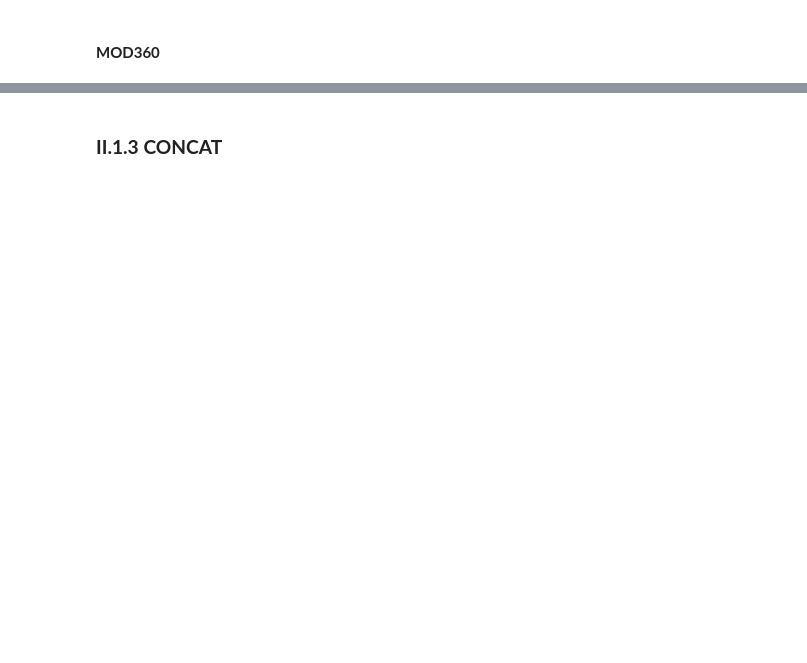
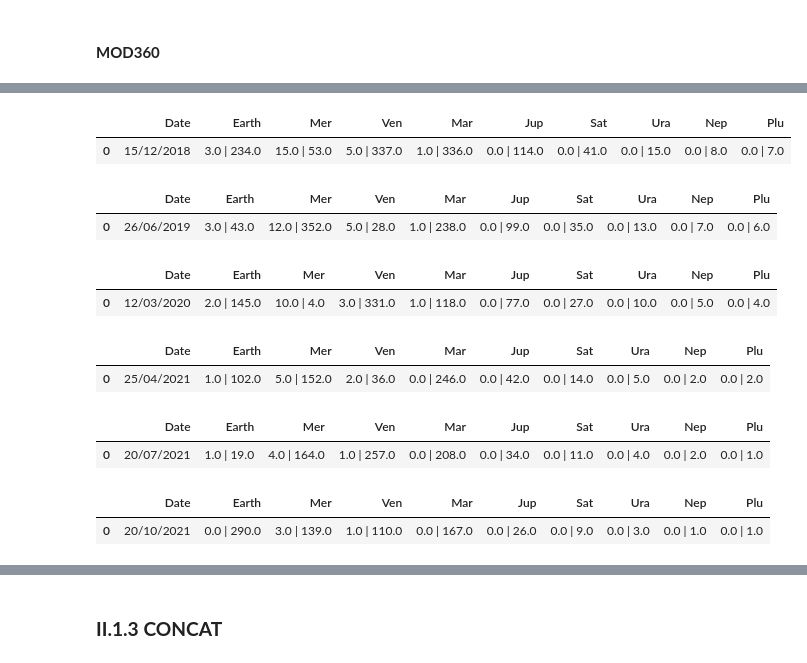
Before and after one commit to amirlehmam/MEMOIREPROPRE, a Jupyter notebook: PIPELINE.ipynb, the cells around one changed output, grey strips where cells are left out. Saved outputs shown, nothing was run; the diff lists cells and outputs as text; code cells hidden in the pictures; blank space fills up the shorter version.

```diff
--- a/PIPELINE.ipynb
+++ b/PIPELINE.ipynb
@@ -1315,38 +1357,41 @@ cumulative_div360_7 = pd.DataFrame({'Date': [selected_date],
                                        'Mar': (cumulative_7['Mar'] / 360),
 
                                        'Jup': (cumulative_7['Jup'] / 360),
 
                                        'Sat': (cumulative_7['Sat'] / 360),
 
                                        'Ura': (cumulative_7['Ura'] / 360),
 
                                        'Nep': (cumulative_7['Nep'] / 360),
 
                                        'Plu': (cumulative_7['Plu'] / 360),
 
                                        })
 
 # JOIN THE 2 DF
 
-cumulative_div360_7 = cumulative_div360_7.round(1)
-cumulative_mod360_7 = cumulative_mod360_7.round()
+cumulative_div360_7 = cumulative_div360_7.iloc[::, cumulative_div360_7.columns !='Date'].apply(np.floor)
+cumulative_mod360_7 = cumulative_mod360_7.iloc[::, cumulative_mod360_7.columns !='Date'].apply(np.floor)
 
 # STR
 
-for col in cumulative_div360_7.columns[1:]:
+for col in cumulative_div360_7.columns[::]:
      cumulative_div360_7 = cumulative_div360_7.astype({col: str})
 
-for col in cumulative_mod360_7.columns[1:]:
+for col in cumulative_mod360_7.columns[::]:
      cumulative_mod360_7 = cumulative_mod360_7.astype({col: str})
 
 mod7 = pd.DataFrame({"Date": [selected_date]})
 
 # GROUPBY MANUALY
 
-for col in cumulative_div360_7.columns[1:]:
+for col in cumulative_div360_7.columns[::]:
     mod7[col] = cumulative_div360_7[col] + ' | ' + cumulative_mod360_7[col] #.groupby('Date').agg('-'.join).reset_index()
 
 mod7
+# %% [output]
+|  | Date | Earth | Mer | Ven | Mar | Jup | Sat | Ura | Nep | Plu |
+| 0 | 15/12/2018 | 3.0 | 234.0 | 15.0 | 53.0 | 5.0 | 337.0 | 1.0 | 336.0 | 0.0 | 114.0 | 0.0 | 41.0 | 0.0 | 15.0 | 0.0 | 8.0 | 0.0 | 7.0 |
 # %%
 # 8
 
@@ -1402,25 +1447,28 @@ cumulative_div360_8 = pd.DataFrame({'Date': [selected_date],
 
 # JOIN THE 2 DF
 
-cumulative_div360_8 = cumulative_div360_8.round(1)
-cumulative_mod360_8 = cumulative_mod360_8.round()
+cumulative_div360_8 = cumulative_div360_8.iloc[::, cumulative_div360_8.columns !='Date'].apply(np.floor)
+cumulative_mod360_8 = cumulative_mod360_8.iloc[::, cumulative_mod360_8.columns !='Date'].apply(np.floor)
 
 # STR
 
-for col in cumulative_div360_8.columns[1:]:
+for col in cumulative_div360_8.columns[::]:
      cumulative_div360_8 = cumulative_div360_8.astype({col: str})
 
-for col in cumulative_mod360_8.columns[1:]:
+for col in cumulative_mod360_8.columns[::]:
      cumulative_mod360_8 = cumulative_mod360_8.astype({col: str})
 
 mod8 = pd.DataFrame({"Date": [selected_date]})
 
 # GROUPBY MANUALY
 
-for col in cumulative_div360_8.columns[1:]:
+for col in cumulative_div360_8.columns[::]:
     mod8[col] = cumulative_div360_8[col] + ' | ' + cumulative_mod360_8[col] #.groupby('Date').agg('-'.join).reset_index()
 
 mod8
+# %% [output]
+|  | Date | Earth | Mer | Ven | Mar | Jup | Sat | Ura | Nep | Plu |
+| 0 | 26/06/2019 | 3.0 | 43.0 | 12.0 | 352.0 | 5.0 | 28.0 | 1.0 | 238.0 | 0.0 | 99.0 | 0.0 | 35.0 | 0.0 | 13.0 | 0.0 | 7.0 | 0.0 | 6.0 |
 # %%
 # 9
 
@@ -1476,25 +1524,28 @@ cumulative_div360_9 = pd.DataFrame({'Date': [selected_date],
 
 # JOIN THE 2 DF
 
-cumulative_div360_9 = cumulative_div360_9.round(1)
-cumulative_mod360_9 = cumulative_mod360_9.round()
+cumulative_div360_9 = cumulative_div360_9.iloc[::, cumulative_div360_9.columns !='Date'].apply(np.floor)
+cumulative_mod360_9 = cumulative_mod360_9.iloc[::, cumulative_mod360_9.columns !='Date'].apply(np.floor)
 
 # STR
 
-for col in cumulative_div360_9.columns[1:]:
+for col in cumulative_div360_9.columns[::]:
      cumulative_div360_9 = cumulative_div360_9.astype({col: str})
 
-for col in cumulative_mod360_9.columns[1:]:
+for col in cumulative_mod360_9.columns[::]:
      cumulative_mod360_9 = cumulative_mod360_9.astype({col: str})
 
 mod9 = pd.DataFrame({"Date": [selected_date]})
 
 # GROUPBY MANUALY
 
-for col in cumulative_div360_9.columns[1:]:
+for col in cumulative_div360_9.columns[::]:
     mod9[col] = cumulative_div360_9[col] + ' | ' + cumulative_mod360_9[col] #.groupby('Date').agg('-'.join).reset_index()
 
 mod9
+# %% [output]
+|  | Date | Earth | Mer | Ven | Mar | Jup | Sat | Ura | Nep | Plu |
+| 0 | 12/03/2020 | 2.0 | 145.0 | 10.0 | 4.0 | 3.0 | 331.0 | 1.0 | 118.0 | 0.0 | 77.0 | 0.0 | 27.0 | 0.0 | 10.0 | 0.0 | 5.0 | 0.0 | 4.0 |
 # %%
 # 10
 
@@ -1550,25 +1601,28 @@ cumulative_div360_10 = pd.DataFrame({'Date': [selected_date],
 
 # JOIN THE 2 DF
 
-cumulative_div360_10 = cumulative_div360_10.round(1)
-cumulative_mod360_10 = cumulative_mod360_10.round()
+cumulative_div360_10 = cumulative_div360_10.iloc[::, cumulative_div360_10.columns !='Date'].apply(np.floor)
+cumulative_mod360_10 = cumulative_mod360_10.iloc[::, cumulative_mod360_10.columns !='Date'].apply(np.floor)
 
 # STR
 
-for col in cumulative_div360_10.columns[1:]:
+for col in cumulative_div360_10.columns[::]:
      cumulative_div360_10 = cumulative_div360_10.astype({col: str})
 
-for col in cumulative_mod360_10.columns[1:]:
+for col in cumulative_mod360_10.columns[::]:
      cumulative_mod360_10 = cumulative_mod360_10.astype({col: str})
 
 mod10 = pd.DataFrame({"Date": [selected_date]})
 
 # GROUPBY MANUALY
 
-for col in cumulative_div360_10.columns[1:]:
+for col in cumulative_div360_10.columns[::]:
     mod10[col] = cumulative_div360_10[col] + ' | ' + cumulative_mod360_10[col] #.groupby('Date').agg('-'.join).reset_index()
 
 mod10
+# %% [output]
+|  | Date | Earth | Mer | Ven | Mar | Jup | Sat | Ura | Nep | Plu |
+| 0 | 25/04/2021 | 1.0 | 102.0 | 5.0 | 152.0 | 2.0 | 36.0 | 0.0 | 246.0 | 0.0 | 42.0 | 0.0 | 14.0 | 0.0 | 5.0 | 0.0 | 2.0 | 0.0 | 2.0 |
 # %%
 # 11
 
@@ -1624,25 +1678,28 @@ cumulative_div360_11 = pd.DataFrame({'Date': [selected_date],
 
 # JOIN THE 2 DF
 
-cumulative_div360_11 = cumulative_div360_11.round(1)
-cumulative_mod360_11 = cumulative_mod360_11.round()
+cumulative_div360_11 = cumulative_div360_11.iloc[::, cumulative_div360_11.columns !='Date'].apply(np.floor)
+cumulative_mod360_11 = cumulative_mod360_11.iloc[::, cumulative_mod360_11.columns !='Date'].apply(np.floor)
 
 # STR
 
-for col in cumulative_div360_11.columns[1:]:
+for col in cumulative_div360_11.columns[::]:
      cumulative_div360_11 = cumulative_div360_11.astype({col: str})
 
-for col in cumulative_mod360_11.columns[1:]:
+for col in cumulative_mod360_11.columns[::]:
      cumulative_mod360_11 = cumulative_mod360_11.astype({col: str})
 
 mod11 = pd.DataFrame({"Date": [selected_date]})
 
 # GROUPBY MANUALY
 
-for col in cumulative_div360_11.columns[1:]:
+for col in cumulative_div360_11.columns[::]:
     mod11[col] = cumulative_div360_11[col] + ' | ' + cumulative_mod360_11[col] #.groupby('Date').agg('-'.join).reset_index()
 
 mod11
+# %% [output]
+|  | Date | Earth | Mer | Ven | Mar | Jup | Sat | Ura | Nep | Plu |
+| 0 | 20/07/2021 | 1.0 | 19.0 | 4.0 | 164.0 | 1.0 | 257.0 | 0.0 | 208.0 | 0.0 | 34.0 | 0.0 | 11.0 | 0.0 | 4.0 | 0.0 | 2.0 | 0.0 | 1.0 |
 # %%
 # 12
 
@@ -1698,25 +1755,28 @@ cumulative_div360_12 = pd.DataFrame({'Date': [selected_date],
 
 # JOIN THE 2 DF
 
-cumulative_div360_12 = cumulative_div360_12.round(1)
-cumulative_mod360_12 = cumulative_mod360_12.round()
+cumulative_div360_12 = cumulative_div360_12.iloc[::, cumulative_div360_12.columns !='Date'].apply(np.floor)
+cumulative_mod360_12 = cumulative_mod360_12.iloc[::, cumulative_mod360_12.columns !='Date'].apply(np.floor)
 
 # STR
 
-for col in cumulative_div360_12.columns[1:]:
+for col in cumulative_div360_12.columns[::]:
      cumulative_div360_12 = cumulative_div360_12.astype({col: str})
 
-for col in cumulative_mod360_12.columns[1:]:
+for col in cumulative_mod360_12.columns[::]:
      cumulative_mod360_12 = cumulative_mod360_12.astype({col: str})
 
 mod12 = pd.DataFrame({"Date": [selected_date]})
 
 # GROUPBY MANUALY
 
-for col in cumulative_div360_12.columns[1:]:
+for col in cumulative_div360_12.columns[::]:
     mod12[col] = cumulative_div360_12[col] + ' | ' + cumulative_mod360_12[col] #.groupby('Date').agg('-'.join).reset_index()
 
 mod12
+# %% [output]
+|  | Date | Earth | Mer | Ven | Mar | Jup | Sat | Ura | Nep | Plu |
+| 0 | 20/10/2021 | 0.0 | 290.0 | 3.0 | 139.0 | 1.0 | 110.0 | 0.0 | 167.0 | 0.0 | 26.0 | 0.0 | 9.0 | 0.0 | 3.0 | 0.0 | 1.0 | 0.0 | 1.0 |
 # %%
 # 13
 
```
Also changed, not shown: parts of 65 cells of this notebook.
